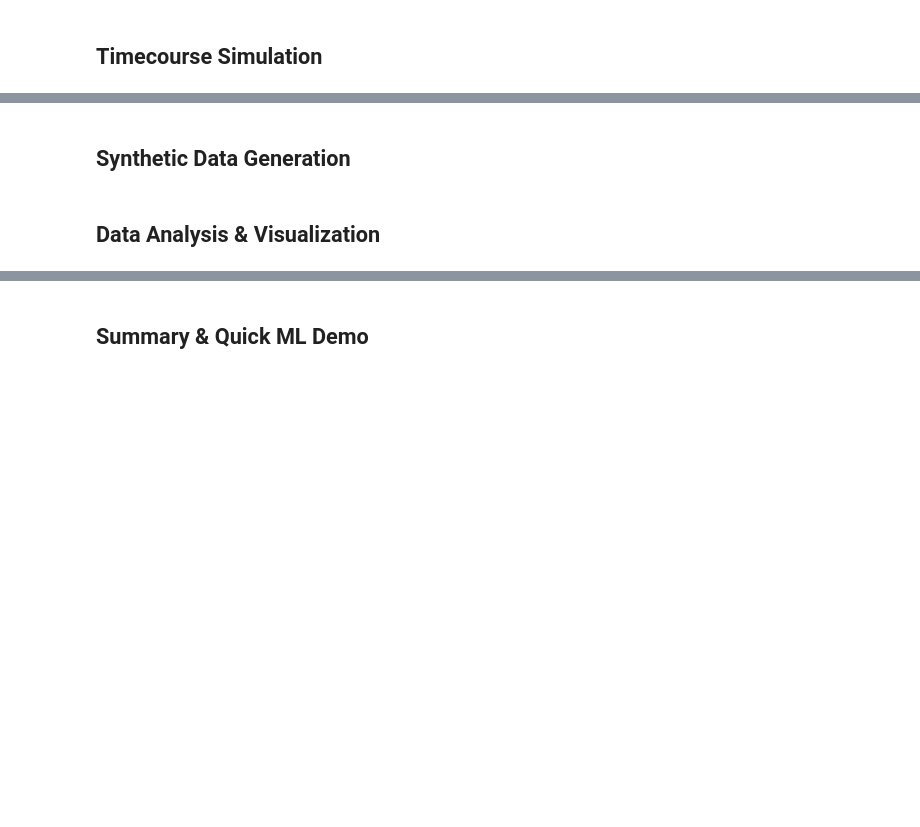
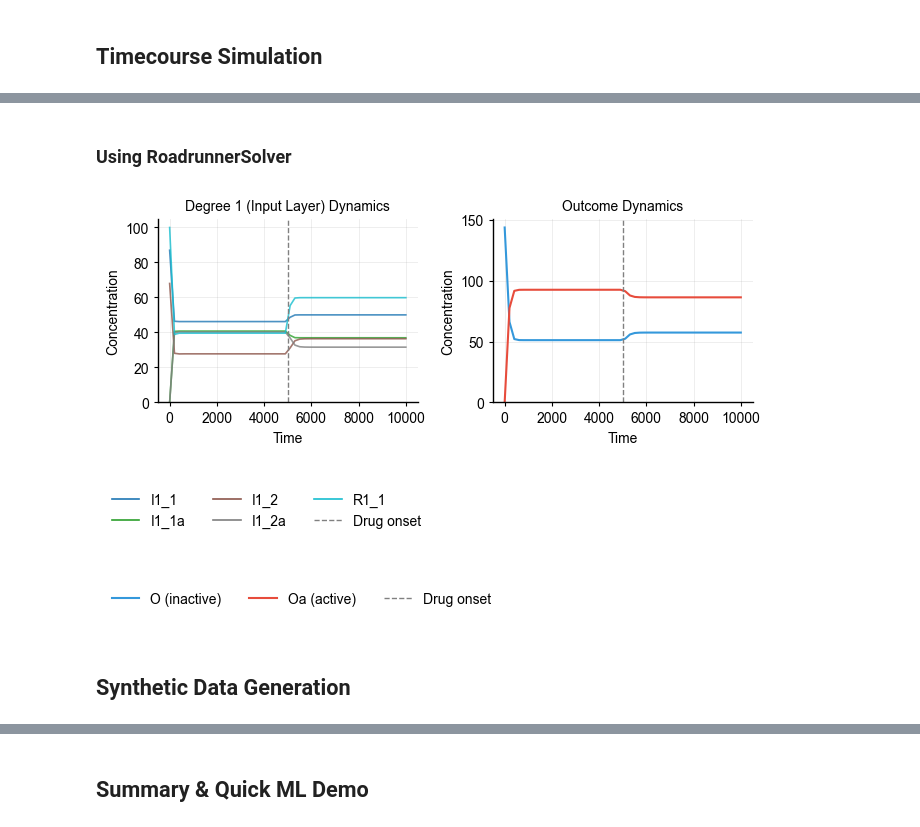
Before and after one commit to synthetic-models/synthetic, a Jupyter notebook: examples/full_example.ipynb, the cells around one changed output, grey strips where cells are left out. Saved outputs shown, nothing was run; the diff lists cells and outputs as text; code cells hidden in the pictures; blank space fills up the shorter version.

```diff
--- a/examples/full_example.ipynb
+++ b/examples/full_example.ipynb
@@ -150,2 +301,66 @@ AttributeError: 'VirtualCell' object has no attribute 'get_antimony'
+# %% [markdown]
+### Using RoadrunnerSolver
+# %%
+from synthetic.Solver.RoadrunnerSolver import RoadrunnerSolver
+
+# RoadrunnerSolver requires SBML format (not Antimony)
+sbml = vc.model.get_sbml_model()
+solver = RoadrunnerSolver()
+solver.compile(sbml)
+
+timecourse = solver.simulate(start=0, stop=10000, step=50)
+
+fig_width_mm = 174
+fig_height_mm = 70
+fig, axes = plt.subplots(1, 2, figsize=(fig_width_mm * MM_TO_INCHES, fig_height_mm * MM_TO_INCHES))
+
+# Sort species alphabetically for consistent ordering across solvers
+degree1_species = sorted([s for s in timecourse.columns if s.startswith('R1') or s.startswith('I1')])
+colors = plt.cm.tab10(np.linspace(0, 1, len(degree1_species[:5])))
+for i, species in enumerate(degree1_species[:5]):
+    axes[0].plot(timecourse['time'], timecourse[species], color=colors[i], alpha=0.8, linewidth=1.2)
+axes[0].axvline(x=5000, color='gray', linestyle='--', linewidth=1)
+axes[0].set_title('Degree 1 (Input Layer) Dynamics', fontsize=FONT_SIZE)
+axes[0].set_xlabel('Time', fontsize=FONT_SIZE)
+axes[0].set_ylabel('Concentration', fontsize=FONT_SIZE)
+axes[0].set_ylim(bottom=0)
+axes[0].grid(True, alpha=0.3, linewidth=0.5)
+axes[0].tick_params(axis='both', labelsize=FONT_SIZE)
+
+axes[1].plot(timecourse['time'], timecourse['O'], linewidth=1.5, color='#3498db')
+axes[1].plot(timecourse['time'], timecourse['Oa'], linewidth=1.5, color='#e74c3c')
+axes[1].axvline(x=5000, color='gray', linestyle='--', linewidth=1)
+axes[1].set_title('Outcome Dynamics', fontsize=FONT_SIZE)
+axes[1].set_xlabel('Time', fontsize=FONT_SIZE)
+axes[1].set_ylabel('Concentration', fontsize=FONT_SIZE)
+axes[1].set_ylim(bottom=0)
+axes[1].grid(True, alpha=0.3, linewidth=0.5)
+axes[1].tick_params(axis='both', labelsize=FONT_SIZE)
+
+sns.despine()
+plt.tight_layout()
+plt.show()
+
+# Separate legend figures
+legend_fig1, legend_ax1 = plt.subplots(figsize=(50 * MM_TO_INCHES, 20 * MM_TO_INCHES))
+handles1 = [plt.Line2D([0], [0], color=colors[i], lw=1.2, label=species) for i, species in enumerate(degree1_species[:5])]
+handles1.append(plt.Line2D([0], [0], color='gray', lw=1, linestyle='--', label='Drug onset'))
+legend_ax1.legend(handles=handles1, loc='center', frameon=False, fontsize=FONT_SIZE, ncol=3)
+legend_ax1.axis('off')
+plt.show()
+
+legend_fig2, legend_ax2 = plt.subplots(figsize=(40 * MM_TO_INCHES, 15 * MM_TO_INCHES))
+handles2 = [
+    plt.Line2D([0], [0], color='#3498db', lw=1.5, label='O (inactive)'),
+    plt.Line2D([0], [0], color='#e74c3c', lw=1.5, label='Oa (active)'),
+    plt.Line2D([0], [0], color='gray', lw=1, linestyle='--', label='Drug onset')
+]
+legend_ax2.legend(handles=handles2, loc='center', frameon=False, fontsize=FONT_SIZE, ncol=3)
+legend_ax2.axis('off')
+plt.show()
+# %% [output]
+[figure, added]
+[figure, added]
+[figure, added]
 # %% [markdown]
 ## Synthetic Data Generation
@@ -166,2 +366,0 @@ print(y.describe())
-# %% [markdown]
-## Data Analysis & Visualization
```
Also changed, not shown: parts of 17 cells of this notebook, 1 other file.
